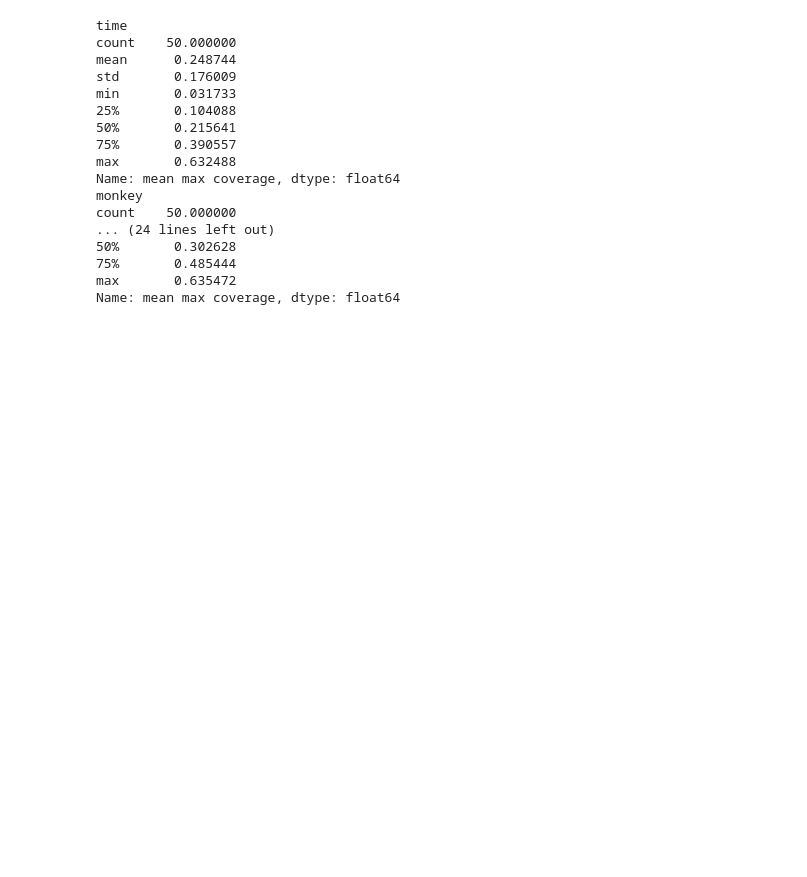
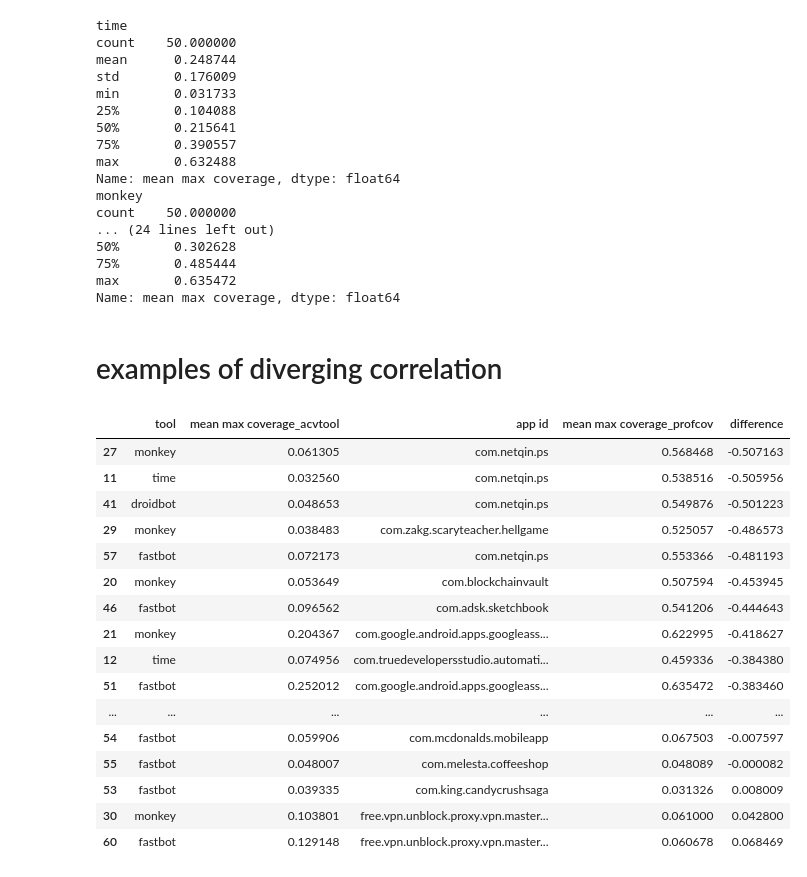
Before and after one commit to SecPriv/android-profile-tracing, a Jupyter notebook: experiments/analysis/dynamic/01_visualize.ipynb, the cells around one changed output. Cells and saved outputs as stored; diff of their text form; code cells hidden in the pictures; blank space fills up the shorter version.

Commit message:
last update to add the examples

```diff
--- a/experiments/analysis/dynamic/01_visualize.ipynb
+++ b/experiments/analysis/dynamic/01_visualize.ipynb
@@ -543,3 +543,27 @@ count    50.000000
 75%       0.485444
 max       0.635472
 Name: mean max coverage, dtype: float64
+# %% [markdown]
+# examples of diverging correlation
+# %%
+df_corr['difference'] = df_corr['mean max coverage_acvtool'] - df_corr['mean max coverage_profcov']
+# %%
+df_corr.sort_values('difference')
+# %% [output]
+|  | tool | mean max coverage_acvtool | app id | mean max coverage_profcov | difference |
+| 27 | monkey | 0.061305 | com.netqin.ps | 0.568468 | -0.507163 |
+| 11 | time | 0.032560 | com.netqin.ps | 0.538516 | -0.505956 |
+| 41 | droidbot | 0.048653 | com.netqin.ps | 0.549876 | -0.501223 |
+| 29 | monkey | 0.038483 | com.zakg.scaryteacher.hellgame | 0.525057 | -0.486573 |
+| 57 | fastbot | 0.072173 | com.netqin.ps | 0.553366 | -0.481193 |
+| 20 | monkey | 0.053649 | com.blockchainvault | 0.507594 | -0.453945 |
+| 46 | fastbot | 0.096562 | com.adsk.sketchbook | 0.541206 | -0.444643 |
+| 21 | monkey | 0.204367 | com.google.android.apps.googleass... | 0.622995 | -0.418627 |
+| 12 | time | 0.074956 | com.truedevelopersstudio.automati... | 0.459336 | -0.384380 |
+| 51 | fastbot | 0.252012 | com.google.android.apps.googleass... | 0.635472 | -0.383460 |
+| ... | ... | ... | ... | ... | ... |
+| 54 | fastbot | 0.059906 | com.mcdonalds.mobileapp | 0.067503 | -0.007597 |
+| 55 | fastbot | 0.048007 | com.melesta.coffeeshop | 0.048089 | -0.000082 |
+| 53 | fastbot | 0.039335 | com.king.candycrushsaga | 0.031326 | 0.008009 |
+| 30 | monkey | 0.103801 | free.vpn.unblock.proxy.vpn.master... | 0.061000 | 0.042800 |
+| 60 | fastbot | 0.129148 | free.vpn.unblock.proxy.vpn.master... | 0.060678 | 0.068469 |
```
Also changed, not shown: parts of 5 cells of this notebook.
